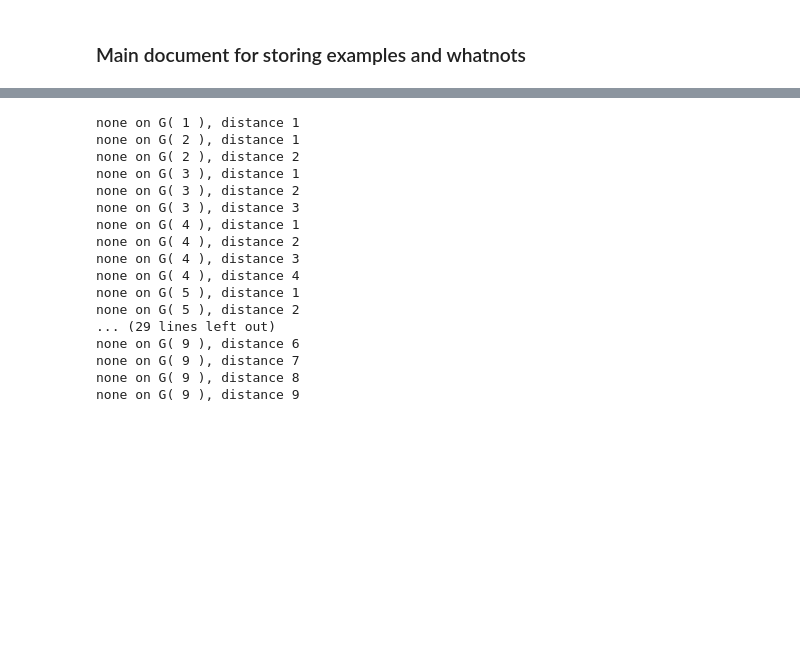
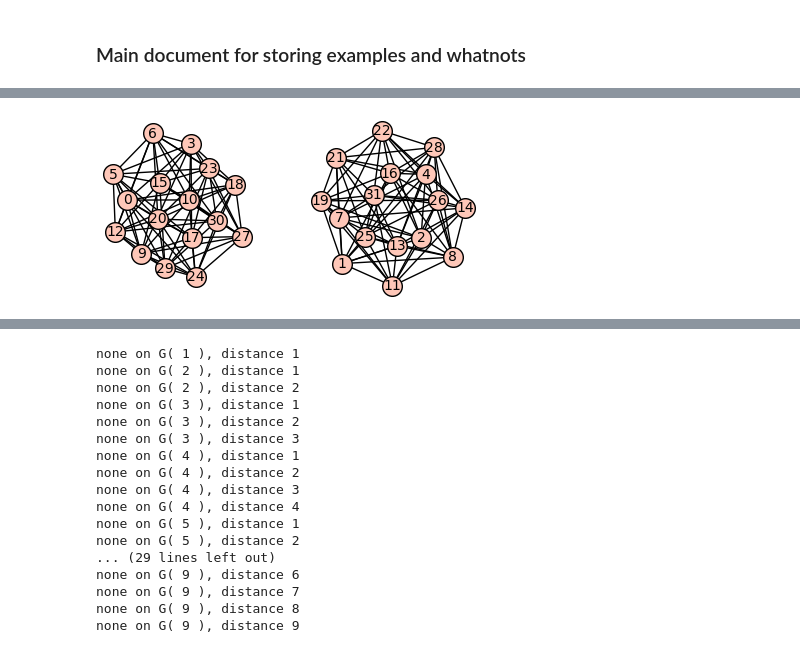
Before and after one commit to TessCollins/Graph_Research, a Jupyter notebook: Graphy_Research_Mains.ipynb, the cells around one changed output, grey strips where cells are left out. Cells and saved outputs as stored; diff of their text form; code cells hidden in the pictures; blank space fills up the shorter version.

```diff
--- a/Graphy_Research_Mains.ipynb
+++ b/Graphy_Research_Mains.ipynb
@@ -5,21 +80,21 @@
 # %%
 G=graphs.CubeGraph(5)
-dms=lib_make_distance_graphs(G)
+dms5=lib_make_all_distance_graphs(G)
 goods = []
 print('χ(G) = ',G.chromatic_number())
 print('d\t','Bipartite\t','Iso to G\t','Connected\t','χ(G)\t','ω(G)')
-for j in range(len(dms)):
-    bip=dms[j].is_bipartite()
-    iso=dms[j].is_isomorphic(G)
-    conn=dms[j].is_connected()
+for j in range(len(dms5)):
+    bip=dms5[j].is_bipartite()
+    iso=dms5[j].is_isomorphic(G)
+    conn=dms5[j].is_connected()
     if j != 0:
-        chrm = dms[j].chromatic_number()
-        clq = dms[j].clique_number()
+        chrm = dms5[j].chromatic_number()
+        clq = dms5[j].clique_number()
     else:
         chrm = 0
         clq = 0
     print(j,'\t',bip,'\t\t',iso,'\t\t',conn,'\t\t',chrm,'\t',clq)
     if (bip == 0) and (iso == 0) and (conn == 1):
-        goods.append(dms[j])
+        goods.append(dms5[j])
 
 goods
@@ -25,0 +111,4 @@ goods
+# %%
+dms5[2].show()
+# %% [output]
+[figure, added]
```
Also changed, not shown: parts of 12 cells of this notebook, 2 other files.
